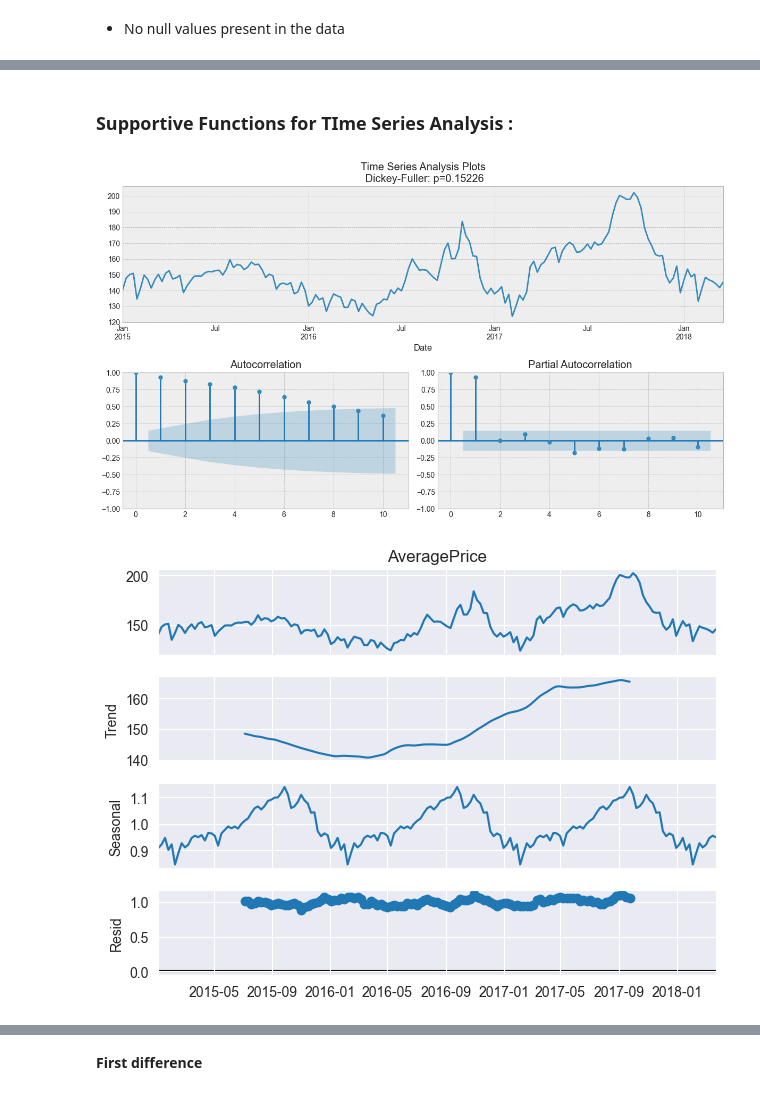
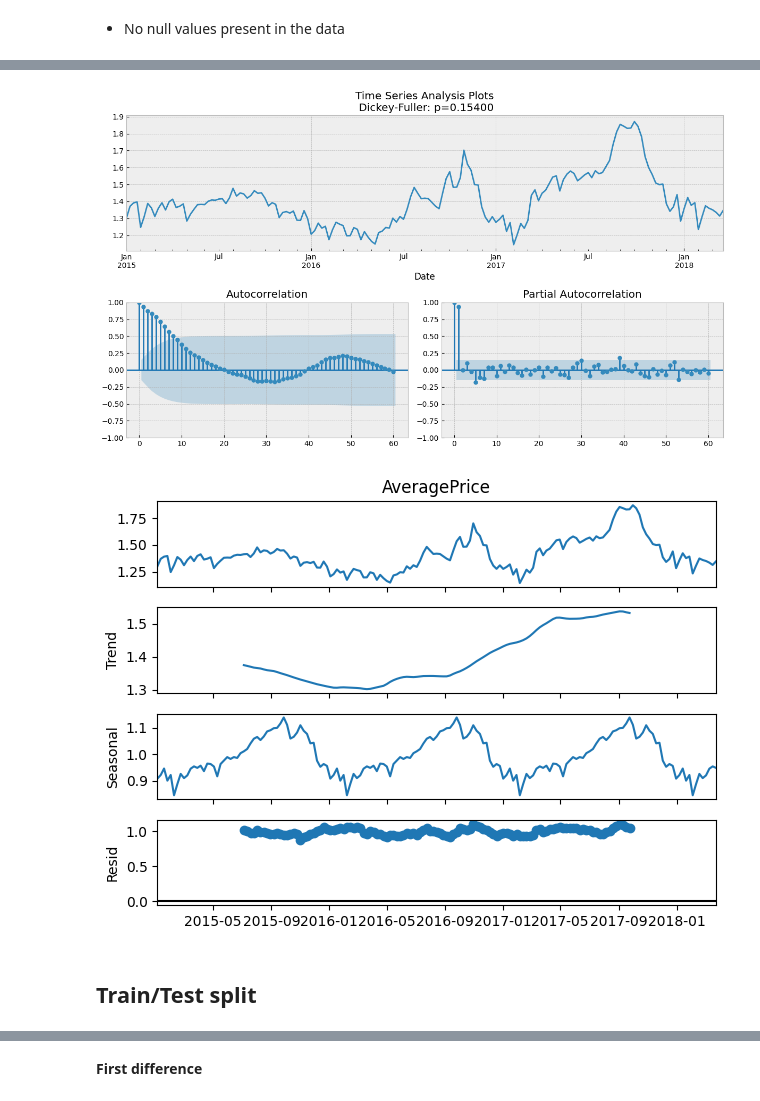
Before and after one commit to PNU-team-projects/avocado-price-forecasting, a Jupyter notebook: notebooks/notebook.ipynb, the cells around one changed output, grey strips where cells are left out. Drawn from its saved outputs; the diff is of its cells as text; code cells hidden in the pictures.

```diff
--- a/notebooks/notebook.ipynb
+++ b/notebooks/notebook.ipynb
@@ -91,7 +85,9 @@ data.describe().T
 # %%
-df1 = data.copy(deep = True)
+df1 = data[['Date', 'AveragePrice']]
+
 df1['Date'] = pd.to_datetime(df1['Date'])
 df1.set_index('Date',inplace = True)
-df1 = df1.resample('W').sum()
-df1.head()
+
+df1 = df1.resample('W').mean()
+df1
 # %% [output]
@@ -135,6 +133,0 @@ fig.tight_layout(pad=2)
-# %%
-df1 = data.copy(deep = True)
-df1['Date'] = pd.to_datetime(df1['Date'])
-df1.set_index('Date',inplace = True)
-df1 = df1.resample('W').sum()
-df1.head()
@@ -149,6 +133,0 @@ df1.head()
-# %%
-l3 = list(df1.columns)
-l3.remove('AveragePrice')
-
-df1.drop(columns = l3,inplace =True)
-df1.head()
@@ -163,2 +133,0 @@ df1.head()
-# %% [markdown]
-### Supportive Functions for TIme Series Analysis :
@@ -202,11 +134,13 @@ def tsplot(y, lags=None, figsize=(12, 7), style='bmh'):
 # %%
-tsplot(df1['AveragePrice'],lags = 10)
+tsplot(df1['AveragePrice'], lags = 60)
 # %% [output]
-[figure, old version]
+[figure, new version]
 # %%
-dec = sm.tsa.seasonal_decompose(df1['AveragePrice'], model = 'multiplicative').plot()
+seasonal_decompose(df1['AveragePrice'], model = 'multiplicative').plot()
 plt.show();
 # %% [output]
-[figure, old version]
+[figure, new version]
+# %% [markdown]
+## **Train/Test split**
 # %%
 test_start_date = '2017-09-03'
```
Also changed, not shown: parts of 34 cells of this notebook, 1 other file.
